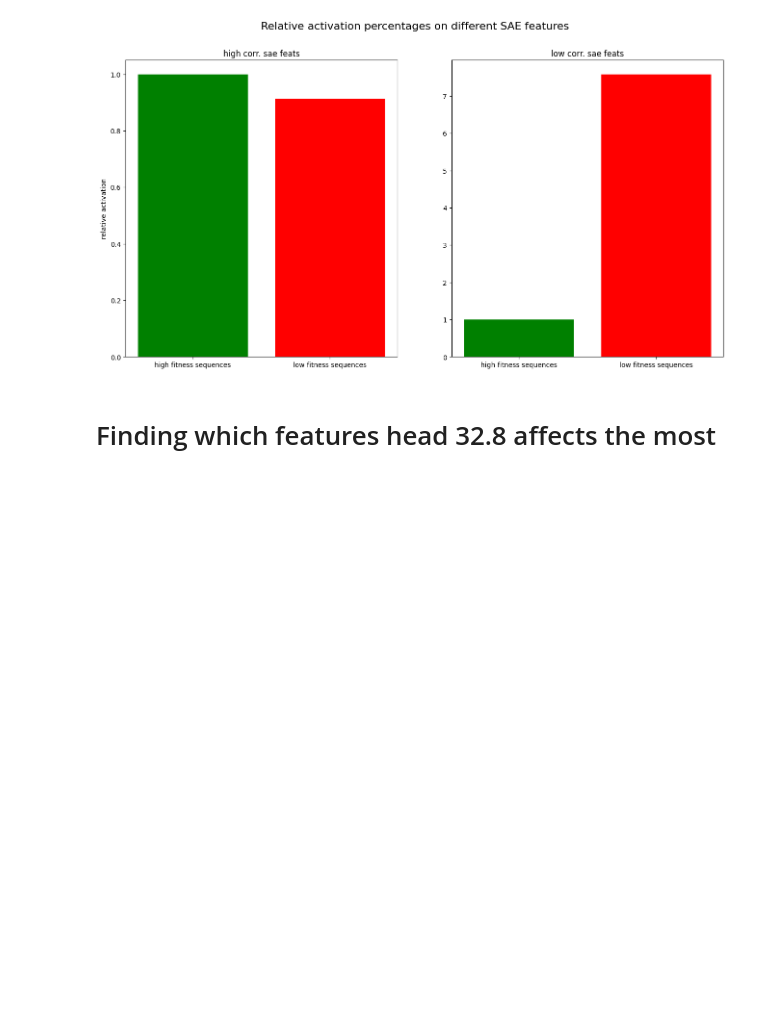
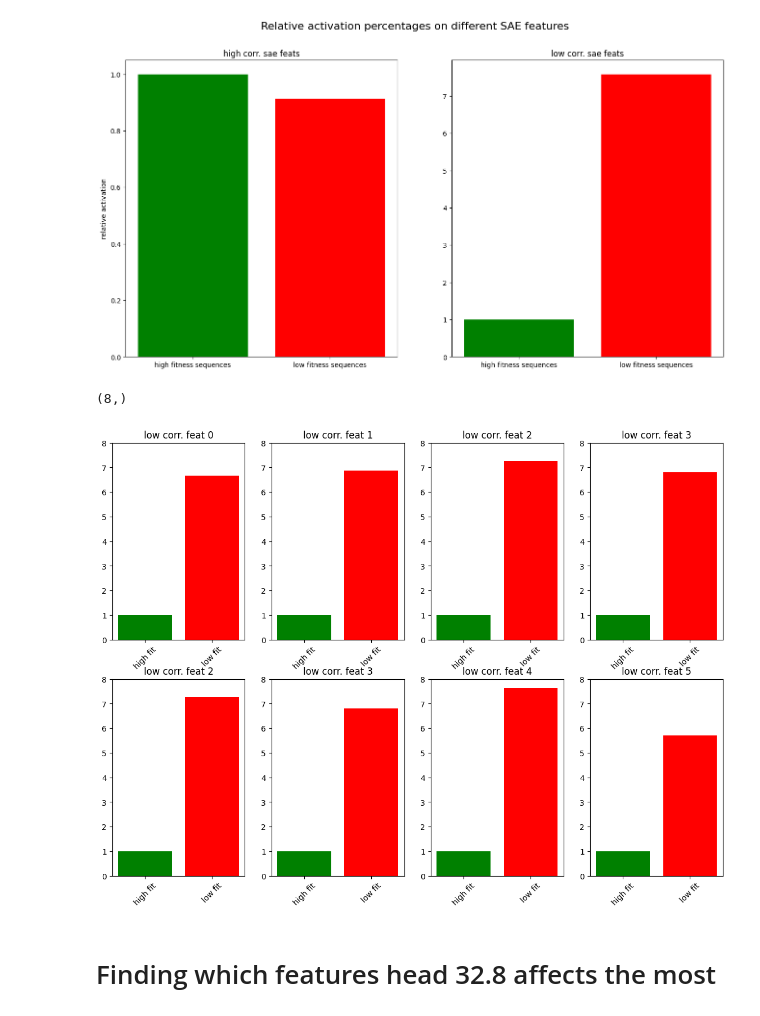
Before and after one commit to blab/mutational-embedding-vectors, a Jupyter notebook: notebooks/plm_circuits/ex21_covfit_SAE.ipynb, the cells around one changed output. Saved outputs shown, nothing was run; the diff lists cells and outputs as text; code cells hidden in the pictures; blank space fills up the shorter version.

```diff
--- a/notebooks/plm_circuits/ex21_covfit_SAE.ipynb
+++ b/notebooks/plm_circuits/ex21_covfit_SAE.ipynb
@@ -551,3 +559,20 @@ plt.show()
+# %%
+print(low_corr_percentage_all.shape)
+# %% [output]
+(8,)
+# %%
+fig, ax = plt.subplots(2,4,figsize=(14,10))
+for i in range(2):
+    for j in range(4):
+        feat_index = i*2 + j
+        ax[i,j].set_title(f"low corr. feat {feat_index}")
+        ax[i,j].bar([0],[1],color="green", label="high fitness seq.")
+        ax[i,j].bar([1],[low_corr_percentage_all[feat_index]], color="red", label="low fitness seq.")
+        ax[i,j].set_xticks([0,1], ["high fit", "low fit"], rotation=45)
+        ax[i,j].set_ylim([0,8])
+plt.show()
+# %% [output]
+[figure, added]
 # %% [markdown]
 # Finding which features head 32.8 affects the most
 # %%
```
Also changed, not shown: parts of 7 cells of this notebook, 4 other files.
